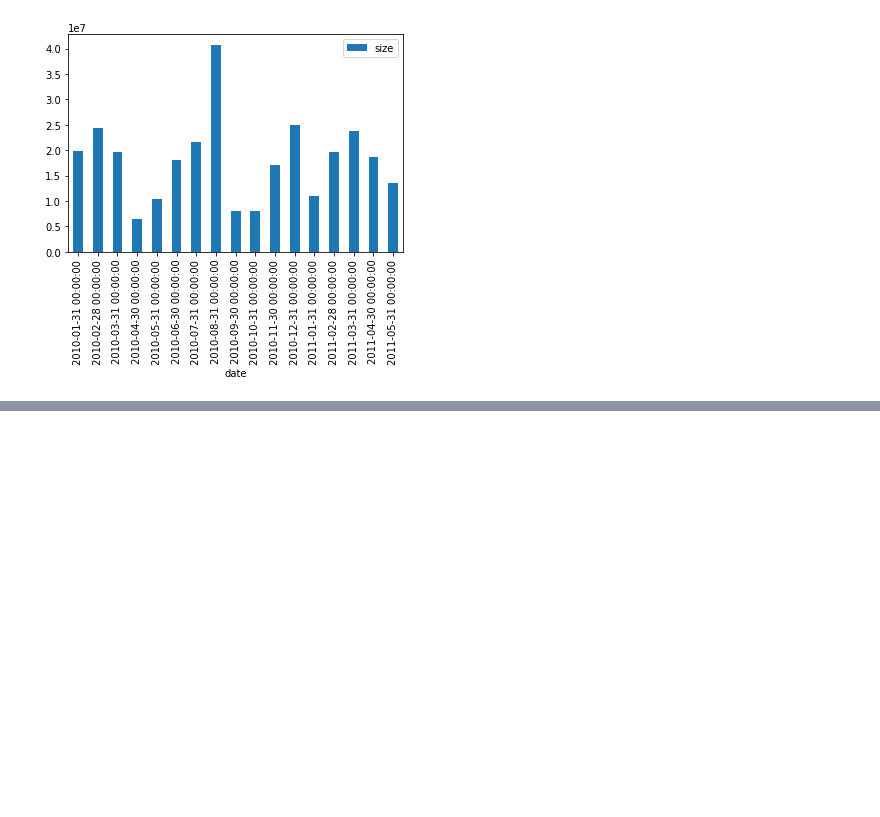
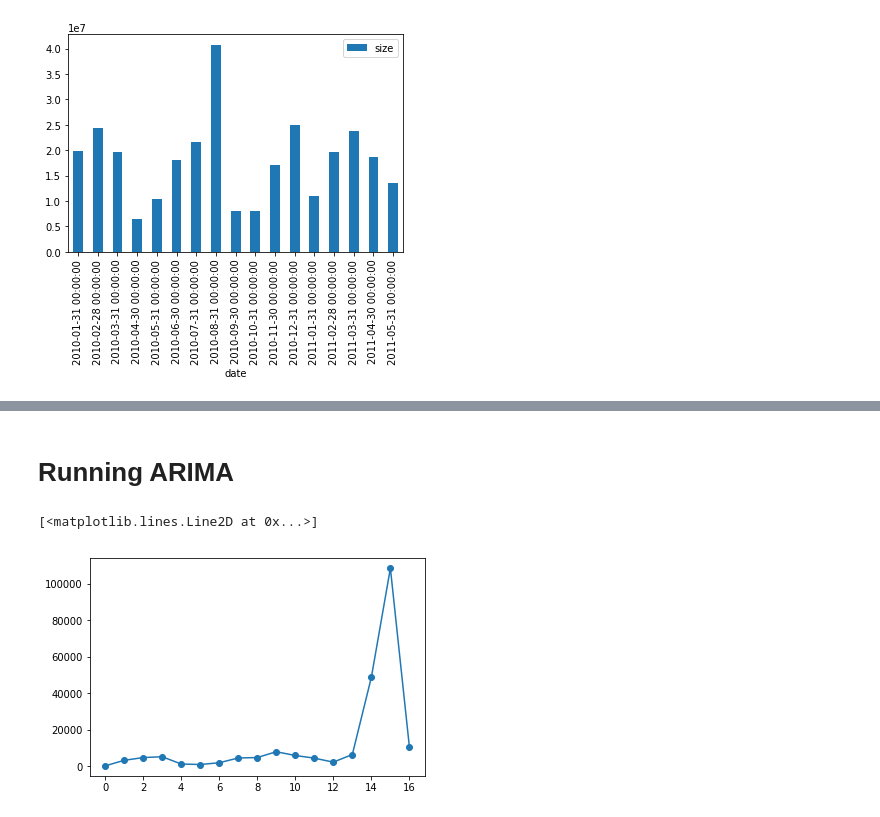
Before and after one commit to Emaasit/long-range-extrapolation, a Jupyter notebook: code/notebooks/ARIMA Analysis on CERT Email Data.ipynb, the cells around one changed output, grey strips where cells are left out. Cells and saved outputs as stored; diff of their text form; code cells hidden in the pictures; blank space fills up the shorter version.

Commit message:
Update CERT ARIMA analysis notebook

```diff
--- a/code/notebooks/CERT Email Data.ipynb
+++ b/code/notebooks/ARIMA Analysis on CERT Email Data.ipynb
@@ -217,0 +317,10 @@ df_noninsider.resample('1M', on='date').sum().plot(kind='bar')
+# %% [markdown]
+# Running ARIMA
+# %%
+# Let's take the insider threat case
+df_size = df_insider_ewing.resample('1M', on='date').sum()
+y = df_size['size'].values.astype(np.float) / 1000.
+plt.plot(y, marker='o')
+# %% [output]
+[<matplotlib.lines.Line2D at 0x...>]
+[figure, added]
```
Also changed, not shown: parts of 28 cells of this notebook, 1 other file.
